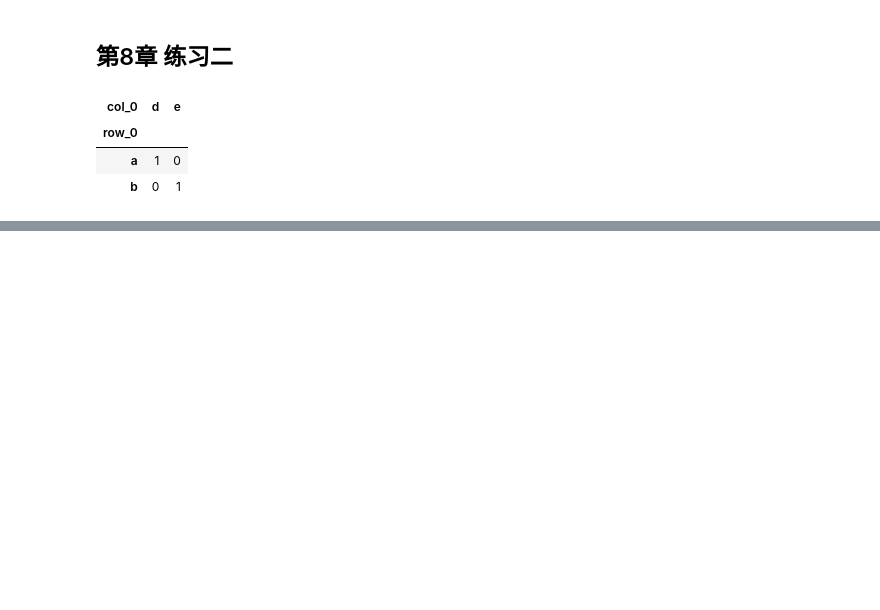
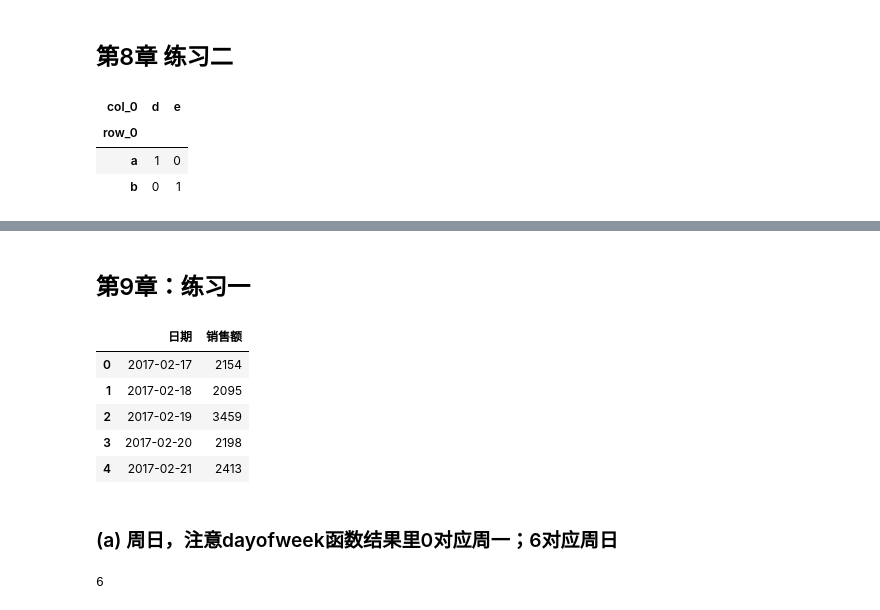
Before and after one commit to datawhalechina/joyful-pandas, a Jupyter notebook: 参考答案.ipynb, the cells around one changed output, grey strips where cells are left out. Saved outputs shown, nothing was run; the diff lists cells and outputs as text; code cells hidden in the pictures; blank space fills up the shorter version.

```diff
--- a/参考答案.ipynb
+++ b/参考答案.ipynb
@@ -955,3 +955,21 @@ my_crosstab(foo,bar)
 | a | 1 | 0 | 0 |
 | b | 0 | 1 | 0 |
 | c | 0 | 0 | 0 |
+# %% [markdown]
+## 第9章：练习一
+# %%
+df = pd.read_csv('data/time_series_one.csv', parse_dates=['日期'])
+df.head()
+# %% [output]
+|  | 日期 | 销售额 |
+| 0 | 2017-02-17 | 2154 |
+| 1 | 2017-02-18 | 2095 |
+| 2 | 2017-02-19 | 3459 |
+| 3 | 2017-02-20 | 2198 |
+| 4 | 2017-02-21 | 2413 |
+# %% [markdown]
+### (a) 周日，注意dayofweek函数结果里0对应周一；6对应周日
+# %%
+df['日期'].dt.dayofweek[df['销售额'].idxmax()]
+# %% [output]
+6
```
Also changed, not shown: parts of 19 cells of this notebook, 4 other files.
